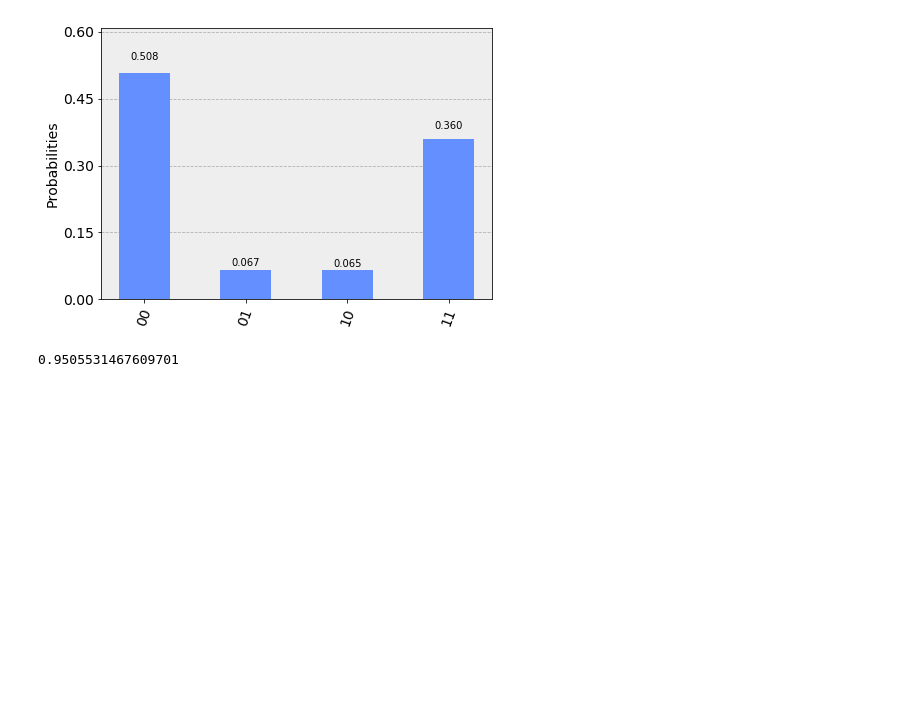
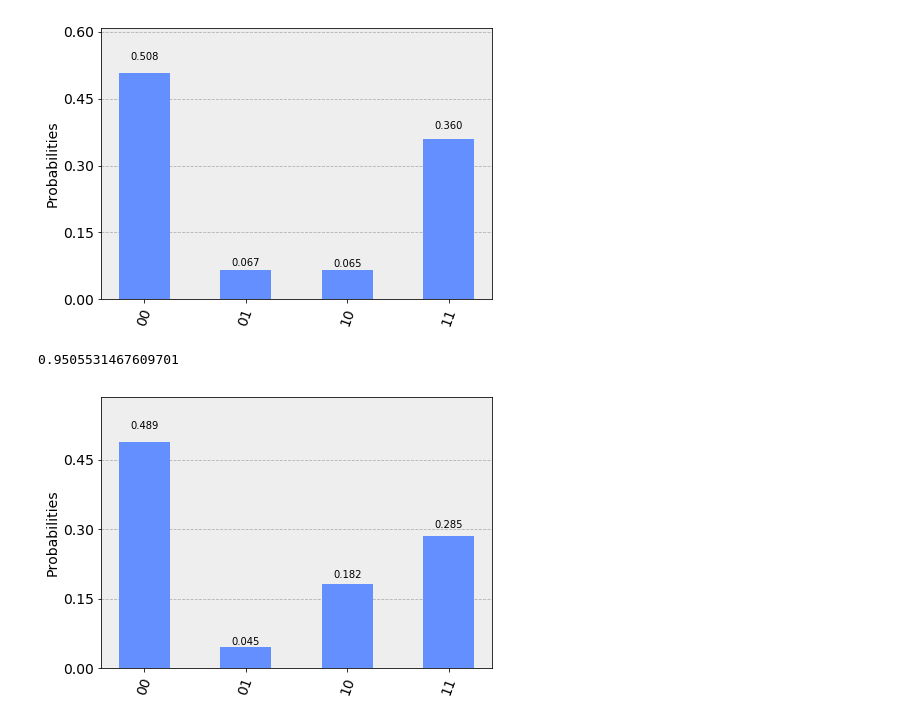
Before and after one commit to JordanovSJ/qiskit, a Jupyter notebook: fidelity_measures/fidelity_measures.ipynb, the cells around one changed output. Cells and saved outputs as stored; diff of their text form; code cells hidden in the pictures; blank space fills up the shorter version.

```diff
--- a/fidelity_measures/fidelity_measures.ipynb
+++ b/fidelity_measures/fidelity_measures.ipynb
@@ -122,3 +127,9 @@ state_fidelity(desired_vector,qc_state)
 # qc_state
 # %% [output]
 0.9505531467609701
+# %%
+# plotting 10
+counts = {'01': 370, '11': 2333, '10': 1487, '00': 4002}
+plot_histogram(counts)
+# %% [output]
+[figure, added]
```
Also changed, not shown: parts of 8 cells of this notebook, 9 other files.
